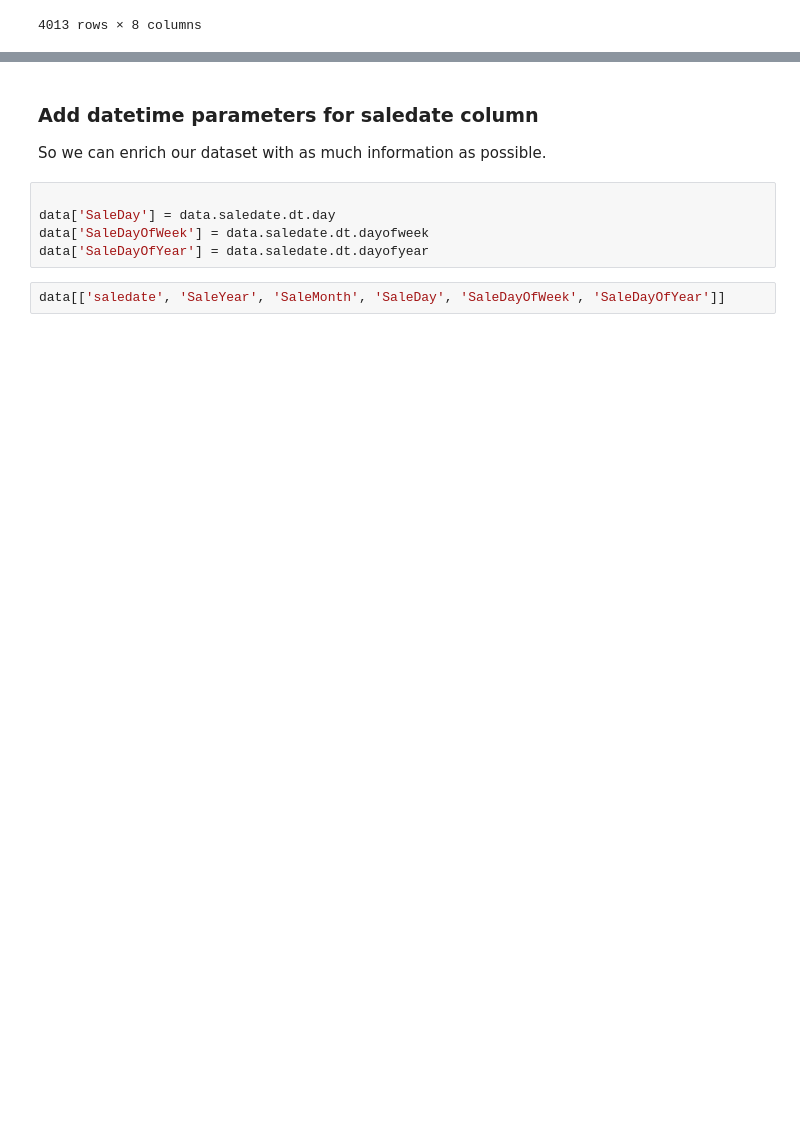
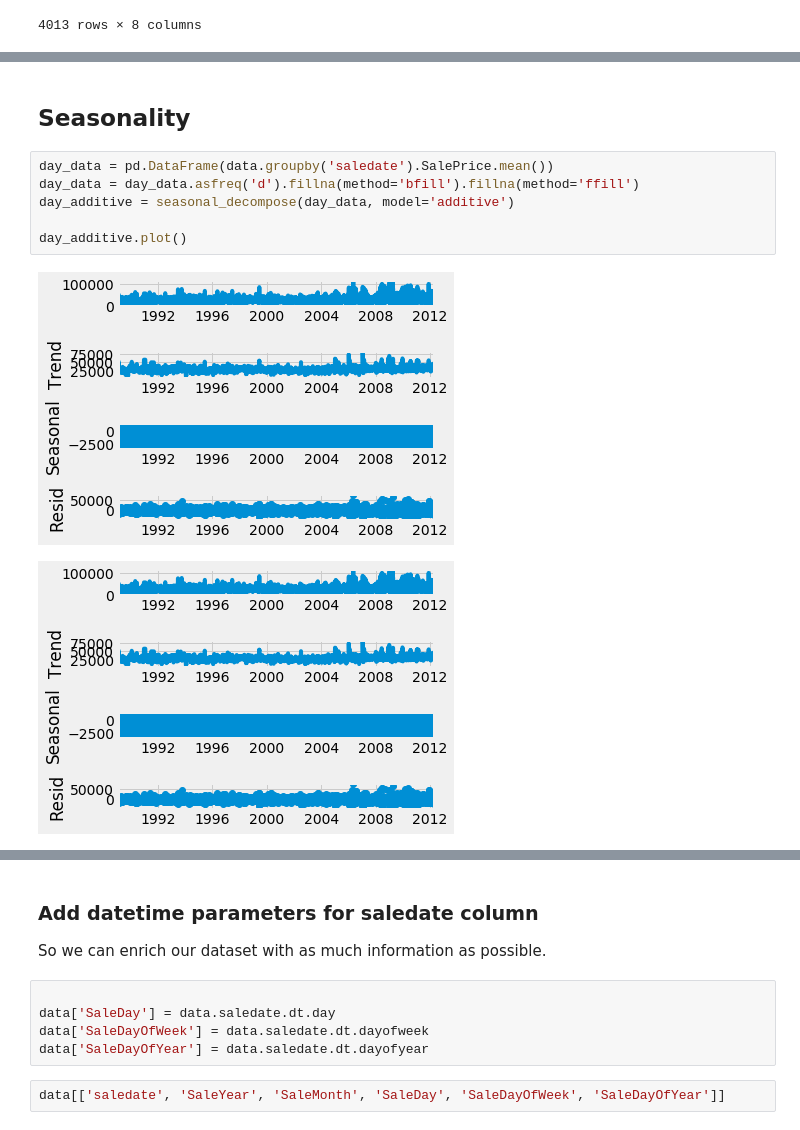
Before and after one commit to fares-ds/Blue-Book-for-Bulldozers-Kaggle-Competition, a Jupyter notebook: Blue_Book_for_Bulldozers_EDA.ipynb, the cells around one changed output, grey strips where cells are left out. Saved outputs shown, nothing was run; the diff lists cells and outputs as text; blank space fills up the shorter version.

```diff
--- a/Blue_Book_for_Bulldozers_EDA.ipynb
+++ b/Blue_Book_for_Bulldozers_EDA.ipynb
@@ -266,0 +290,11 @@ scipy.stats.probplot(year_data, plot=pylab);
+# %% [markdown]
+## **Seasonality**
+# %%
+day_data = pd.DataFrame(data.groupby('saledate').SalePrice.mean())
+day_data = day_data.asfreq('d').fillna(method='bfill').fillna(method='ffill')
+day_additive = seasonal_decompose(day_data, model='additive')
+
+day_additive.plot()
+# %% [output]
+[figure, added]
+[figure, added]
```
Also changed, not shown: parts of 34 cells of this notebook.
